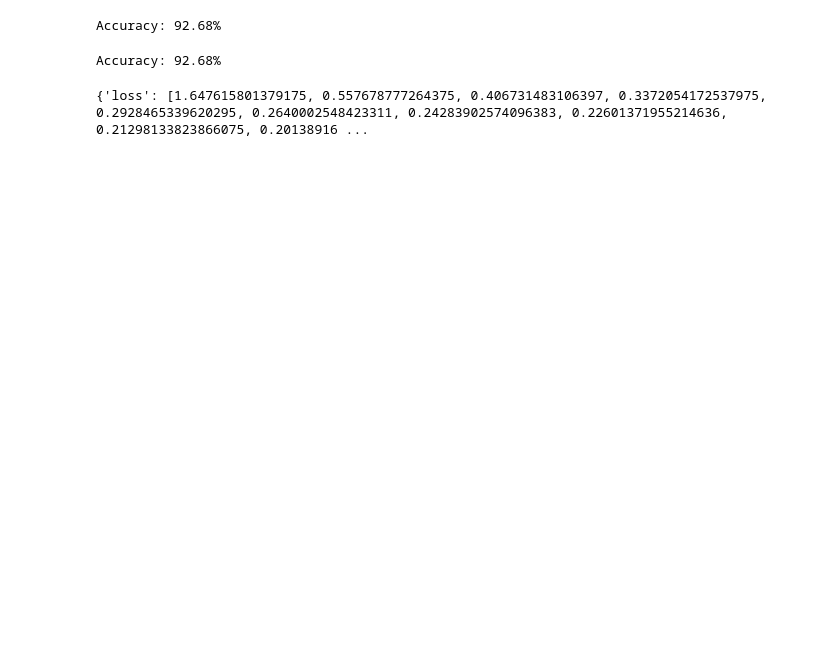
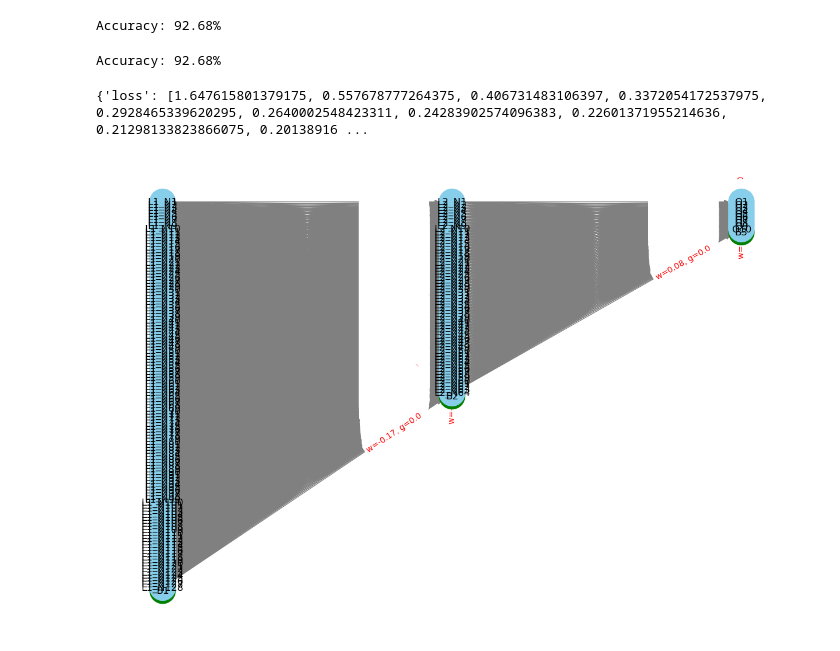
Before and after one commit to kaylanamira/IF3270_Tubes1_K30, a Jupyter notebook: src/pls.ipynb, the cells around one changed output. Saved outputs shown, nothing was run; the diff lists cells and outputs as text; code cells hidden in the pictures; blank space fills up the shorter version.

Commit message:
fix : visualiser

```diff
--- a/src/pls.ipynb
+++ b/src/pls.ipynb
@@ -55,3 +56,8 @@ Accuracy: 92.68%
 print(history)
 # %% [output]
 {'loss': [1.647615801379175, 0.557678777264375, 0.406731483106397, 0.3372054172537975, 0.2928465339620295, 0.2640002548423311, 0.24283902574096383, 0.22601371955214636, 0.21298133823866075, 0.20138916 ...
+# %%
+visualizer = Visualizer(miawlenteraModel)
+visualizer.plot_neural_network()
+# %% [output]
+[figure, added]
```
Also changed, not shown: parts of 1 cell of this notebook, 3 other files.
